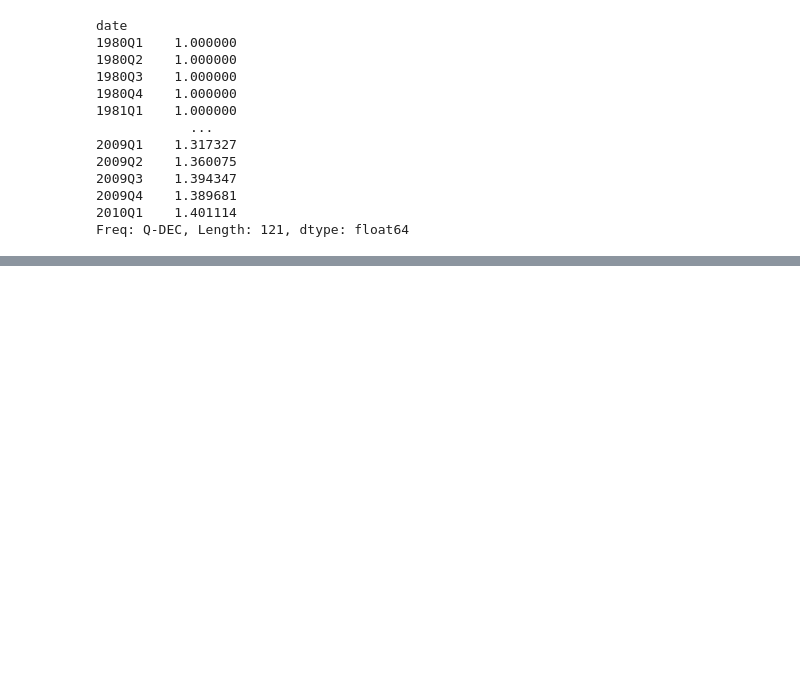
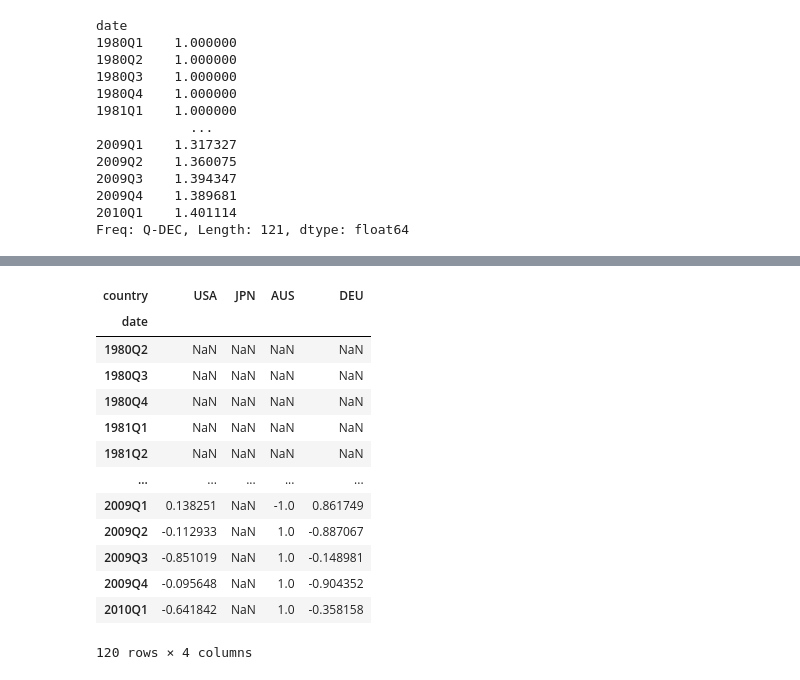
Before and after one commit to Mike-Huntress/Internship2020, a Jupyter notebook: globalbonds/notebooks/inflation.ipynb, the cells around one changed output, grey strips where cells are left out. Saved outputs shown, nothing was run; the diff lists cells and outputs as text; code cells hidden in the pictures; blank space fills up the shorter version.

```diff
--- a/globalbonds/notebooks/inflation.ipynb
+++ b/globalbonds/notebooks/inflation.ipynb
@@ -504,0 +567,17 @@ Freq: Q-DEC, Length: 121, dtype: float64
+# %%
+cpi_sig
+# %% [output]
+| country | USA | JPN | AUS | DEU |
+| date |  |  |  |  |
+| 1980Q2 | NaN | NaN | NaN | NaN |
+| 1980Q3 | NaN | NaN | NaN | NaN |
+| 1980Q4 | NaN | NaN | NaN | NaN |
+| 1981Q1 | NaN | NaN | NaN | NaN |
+| 1981Q2 | NaN | NaN | NaN | NaN |
+| ... | ... | ... | ... | ... |
+| 2009Q1 | 0.138251 | NaN | -1.0 | 0.861749 |
+| 2009Q2 | -0.112933 | NaN | 1.0 | -0.887067 |
+| 2009Q3 | -0.851019 | NaN | 1.0 | -0.148981 |
+| 2009Q4 | -0.095648 | NaN | 1.0 | -0.904352 |
+| 2010Q1 | -0.641842 | NaN | 1.0 | -0.358158 |
+120 rows × 4 columns
```
Also changed, not shown: parts of 5 cells of this notebook, 1 other file.
